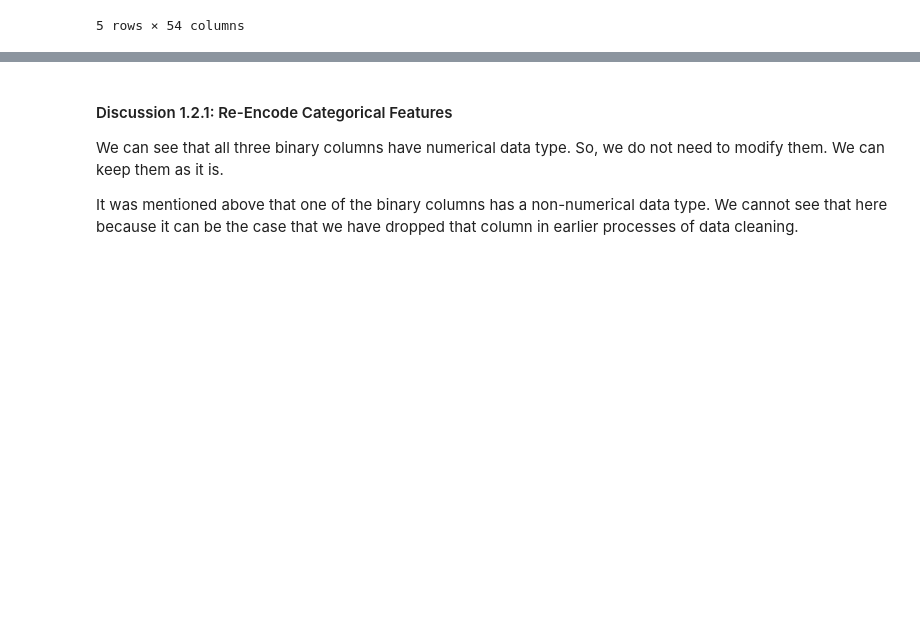
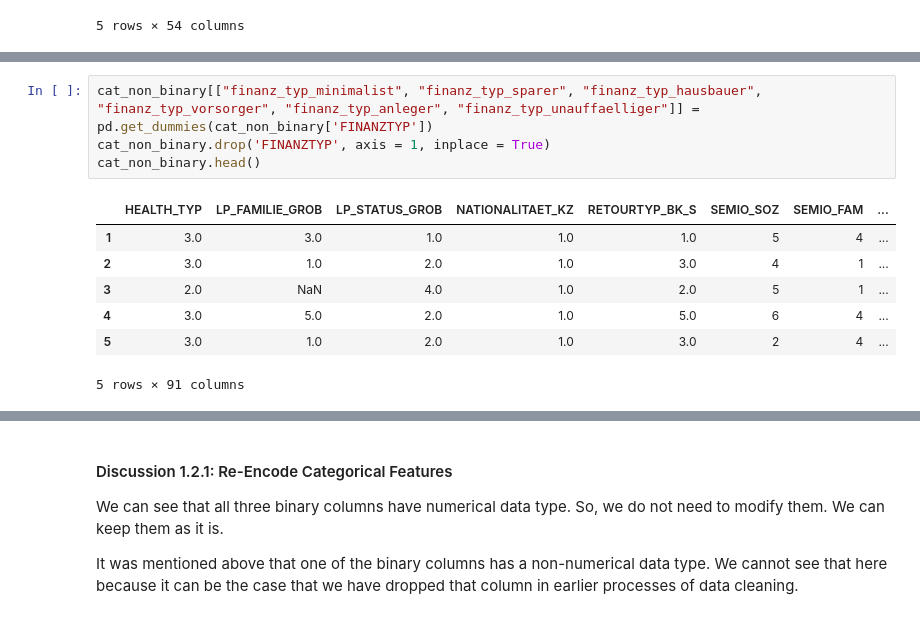
Before and after one commit to sanjeevai/customer_segments_arvato, a Jupyter notebook: Identify_Customer_Segments.ipynb, the cells around one changed output, grey strips where cells are left out. Saved outputs shown, nothing was run; the diff lists cells and outputs as text; blank space fills up the shorter version.

```diff
--- a/Identify_Customer_Segments.ipynb
+++ b/Identify_Customer_Segments.ipynb
@@ -1160,0 +1261,12 @@ cat_non_binary.head()
+# %%
+cat_non_binary[["finanz_typ_minimalist", "finanz_typ_sparer", "finanz_typ_hausbauer", "finanz_typ_vorsorger", "finanz_typ_anleger", "finanz_typ_unauffaelliger"]] = pd.get_dummies(cat_non_binary['FINANZTYP'])
+cat_non_binary.drop('FINANZTYP', axis = 1, inplace = True)
+cat_non_binary.head()
+# %% [output]
+|  | HEALTH_TYP | LP_FAMILIE_GROB | LP_STATUS_GROB | NATIONALITAET_KZ | RETOURTYP_BK_S | SEMIO_SOZ | SEMIO_FAM | ... |
+| 1 | 3.0 | 3.0 | 1.0 | 1.0 | 1.0 | 5 | 4 | ... |
+| 2 | 3.0 | 1.0 | 2.0 | 1.0 | 3.0 | 4 | 1 | ... |
+| 3 | 2.0 | NaN | 4.0 | 1.0 | 2.0 | 5 | 1 | ... |
+| 4 | 3.0 | 5.0 | 2.0 | 1.0 | 5.0 | 6 | 4 | ... |
+| 5 | 3.0 | 1.0 | 2.0 | 1.0 | 3.0 | 2 | 4 | ... |
+5 rows × 91 columns
```
Also changed, not shown: parts of 13 cells of this notebook.
